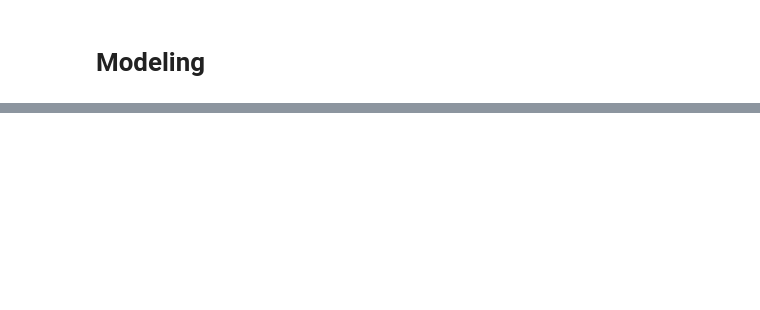
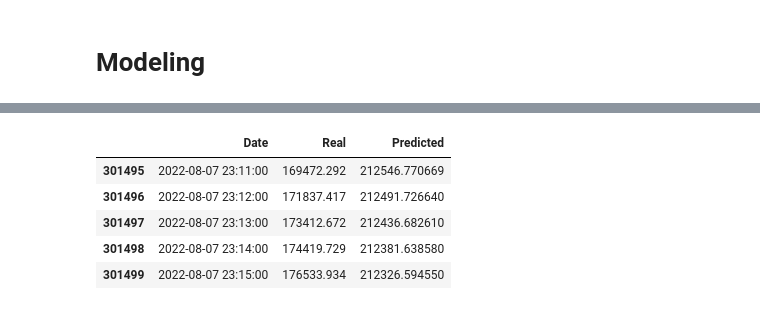
Before and after one commit to cojre/ml-project-2-stockdataholm, a Jupyter notebook: main.ipynb, the cells around one changed output, grey strips where cells are left out. Saved outputs shown, nothing was run; the diff lists cells and outputs as text; code cells hidden in the pictures; blank space fills up the shorter version.

```diff
--- a/main.ipynb
+++ b/main.ipynb
@@ -412,0 +445,15 @@ print(r2)
+# %%
+y_pred_.head()
+#create a dataframe with the date and the real value and the predicted value
+df_pred = pd.DataFrame()
+df_pred['Date'] = y_pred_['Date']
+df_pred['Real'] = y_test_['Value']
+df_pred['Predicted'] = y_pred_[0]
+df_pred.head()
+# %% [output]
+|  | Date | Real | Predicted |
+| 301495 | 2022-08-07 23:11:00 | 169472.292 | 212546.770669 |
+| 301496 | 2022-08-07 23:12:00 | 171837.417 | 212491.726640 |
+| 301497 | 2022-08-07 23:13:00 | 173412.672 | 212436.682610 |
+| 301498 | 2022-08-07 23:14:00 | 174419.729 | 212381.638580 |
+| 301499 | 2022-08-07 23:15:00 | 176533.934 | 212326.594550 |
```
Also changed, not shown: parts of 8 cells of this notebook.
